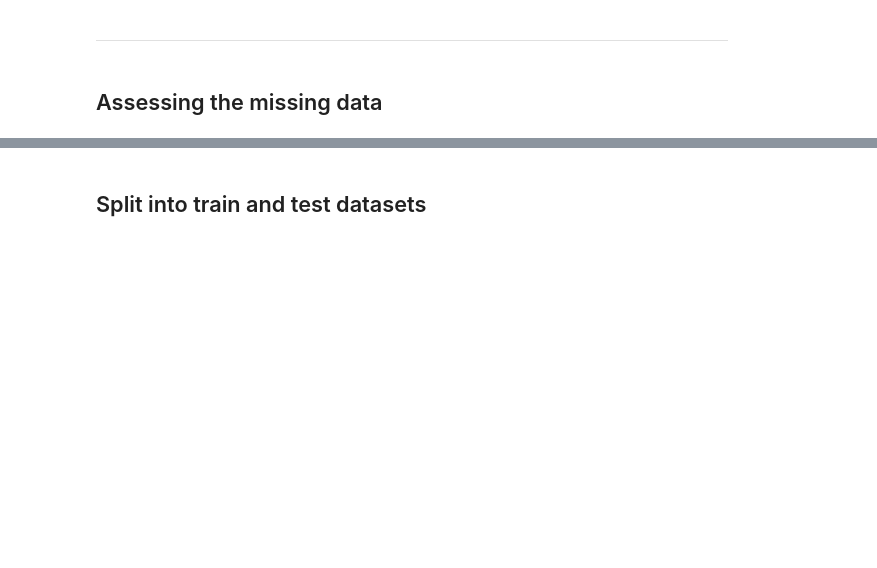
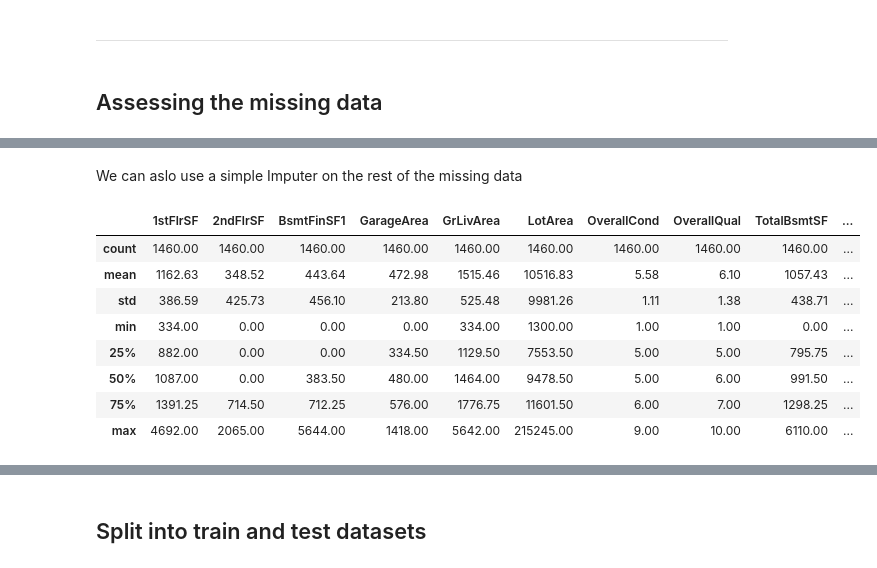
Before and after one commit to BjornBishop/PP5-ML, a Jupyter notebook: jupyter_notebooks/3.DataCleaning.ipynb, the cells around one changed output, grey strips where cells are left out. Drawn from its saved outputs; the diff is of its cells as text; code cells hidden in the pictures; blank space fills up the shorter version.

Commit message:
added more data cleaning steps for further ML analysis

```diff
--- a/jupyter_notebooks/3.DataCleaning.ipynb
+++ b/jupyter_notebooks/3.DataCleaning.ipynb
@@ -165,0 +253,23 @@ EvaluateMissingData(df)
+# %%
+Cleaned_data = df.drop(columns=['EnclosedPorch', 'WoodDeckSF', 'LotFrontage', 'GarageFinish', 'BsmtFinType1', 'BedroomAbvGr', 'GarageYrBlt', 'MasVnrArea', 'BsmtExposure', 'YearRemodAdd', 'OpenPorchSF', 'BsmtUnfSF'])
+# %% [markdown]
+We can aslo use a simple Imputer on the rest of the missing data
+# %%
+from sklearn.impute import SimpleImputer
+
+fillable_columns = ['2ndFlrSF']
+
+imputer_num = SimpleImputer(strategy='mean')
+Cleaned_data[fillable_columns] = imputer_num.fit_transform(Cleaned_data[fillable_columns])
+# %%
+Cleaned_data.describe().round(2)
+# %% [output]
+|  | 1stFlrSF | 2ndFlrSF | BsmtFinSF1 | GarageArea | GrLivArea | LotArea | OverallCond | OverallQual | TotalBsmtSF | ... |
+| count | 1460.00 | 1460.00 | 1460.00 | 1460.00 | 1460.00 | 1460.00 | 1460.00 | 1460.00 | 1460.00 | ... |
+| mean | 1162.63 | 348.52 | 443.64 | 472.98 | 1515.46 | 10516.83 | 5.58 | 6.10 | 1057.43 | ... |
+| std | 386.59 | 425.73 | 456.10 | 213.80 | 525.48 | 9981.26 | 1.11 | 1.38 | 438.71 | ... |
+| min | 334.00 | 0.00 | 0.00 | 0.00 | 334.00 | 1300.00 | 1.00 | 1.00 | 0.00 | ... |
+| 25% | 882.00 | 0.00 | 0.00 | 334.50 | 1129.50 | 7553.50 | 5.00 | 5.00 | 795.75 | ... |
+| 50% | 1087.00 | 0.00 | 383.50 | 480.00 | 1464.00 | 9478.50 | 5.00 | 6.00 | 991.50 | ... |
+| 75% | 1391.25 | 714.50 | 712.25 | 576.00 | 1776.75 | 11601.50 | 6.00 | 7.00 | 1298.25 | ... |
+| max | 4692.00 | 2065.00 | 5644.00 | 1418.00 | 5642.00 | 215245.00 | 9.00 | 10.00 | 6110.00 | ... |
```
Also changed, not shown: parts of 28 cells of this notebook, 4 other files.
